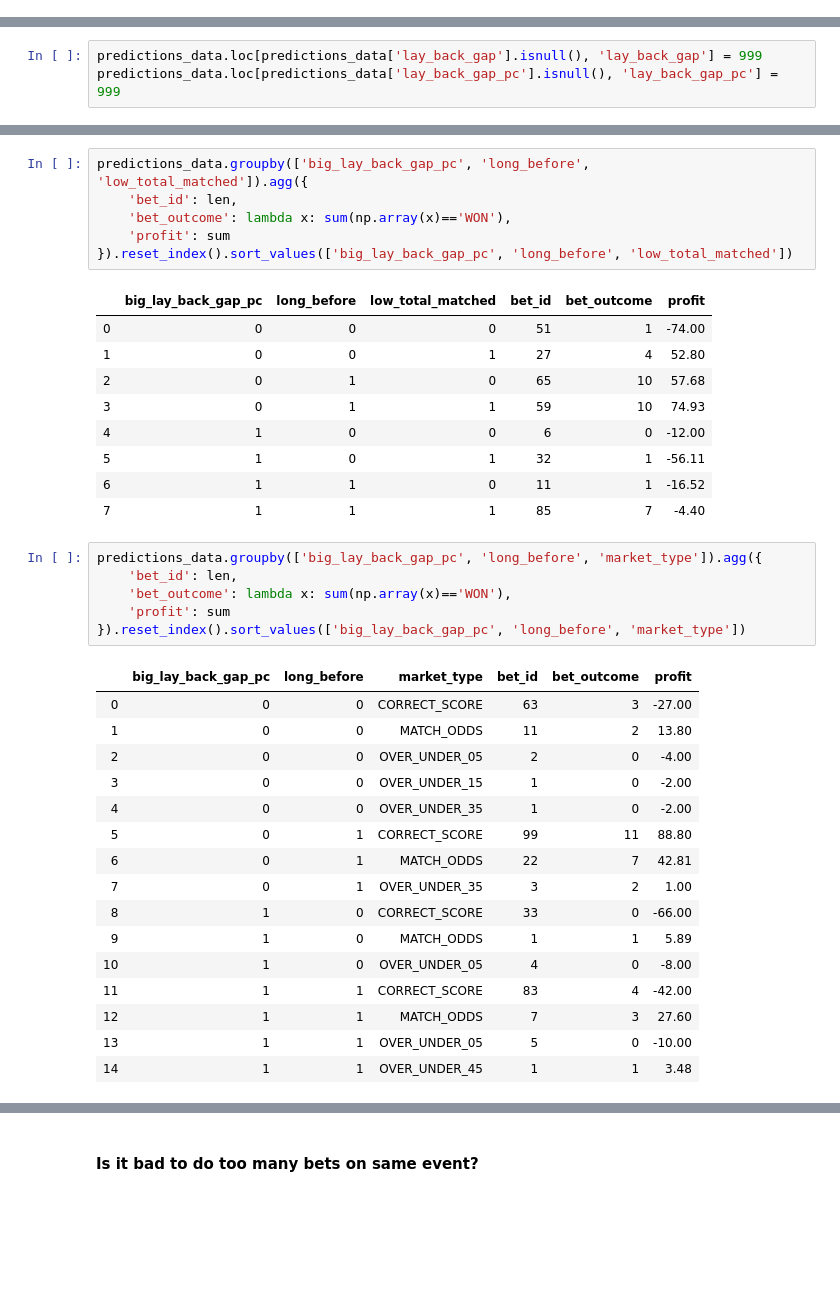
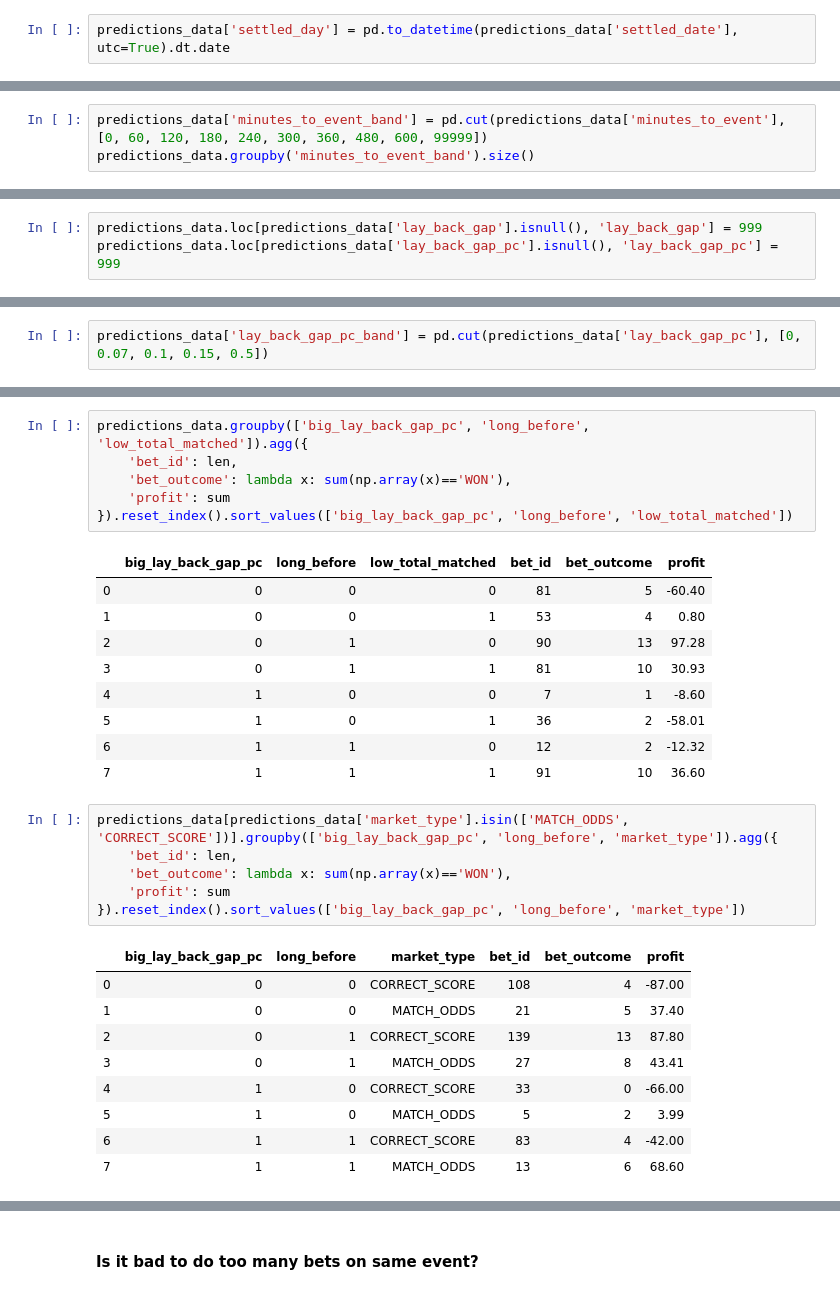
Before and after one commit to AngusMcKay/free_money, a Jupyter notebook: tote/Betfair football monitor.ipynb, the cells around one changed output, grey strips where cells are left out. Saved outputs shown, nothing was run; the diff lists cells and outputs as text; blank space fills up the shorter version.

```diff
--- a/tote/Betfair football monitor.ipynb
+++ b/tote/Betfair football monitor.ipynb
@@ -355,0 +386,2 @@ predictions_data.groupby('bookie_odds_band').agg({
+# %%
+predictions_data['settled_day'] = pd.to_datetime(predictions_data['settled_date'], utc=True).dt.date
@@ -513,2 +576,5 @@ min         0.716667
 max      1311.116667
 Name: minutes_to_event, dtype: float64
+# %%
+predictions_data['minutes_to_event_band'] = pd.cut(predictions_data['minutes_to_event'], [0, 60, 120, 180, 240, 300, 360, 480, 600, 99999])
+predictions_data.groupby('minutes_to_event_band').size()
@@ -550,2 +642,4 @@ min        0.016949
 max      999.000000
 Name: lay_back_gap_pc, dtype: float64
+# %%
+predictions_data['lay_back_gap_pc_band'] = pd.cut(predictions_data['lay_back_gap_pc'], [0, 0.07, 0.1, 0.15, 0.5])
@@ -597,34 +716,27 @@ predictions_data.groupby(['big_lay_back_gap_pc', 'long_before', 'low_total_match
 }).reset_index().sort_values(['big_lay_back_gap_pc', 'long_before', 'low_total_matched'])
 # %% [output]
 |  | big_lay_back_gap_pc | long_before | low_total_matched | bet_id | bet_outcome | profit |
-| 0 | 0 | 0 | 0 | 51 | 1 | -74.00 |
-| 1 | 0 | 0 | 1 | 27 | 4 | 52.80 |
-| 2 | 0 | 1 | 0 | 65 | 10 | 57.68 |
-| 3 | 0 | 1 | 1 | 59 | 10 | 74.93 |
-| 4 | 1 | 0 | 0 | 6 | 0 | -12.00 |
-| 5 | 1 | 0 | 1 | 32 | 1 | -56.11 |
-| 6 | 1 | 1 | 0 | 11 | 1 | -16.52 |
-| 7 | 1 | 1 | 1 | 85 | 7 | -4.40 |
+| 0 | 0 | 0 | 0 | 81 | 5 | -60.40 |
+| 1 | 0 | 0 | 1 | 53 | 4 | 0.80 |
+| 2 | 0 | 1 | 0 | 90 | 13 | 97.28 |
+| 3 | 0 | 1 | 1 | 81 | 10 | 30.93 |
+| 4 | 1 | 0 | 0 | 7 | 1 | -8.60 |
+| 5 | 1 | 0 | 1 | 36 | 2 | -58.01 |
+| 6 | 1 | 1 | 0 | 12 | 2 | -12.32 |
+| 7 | 1 | 1 | 1 | 91 | 10 | 36.60 |
 # %%
-predictions_data.groupby(['big_lay_back_gap_pc', 'long_before', 'market_type']).agg({
+predictions_data[predictions_data['market_type'].isin(['MATCH_ODDS', 'CORRECT_SCORE'])].groupby(['big_lay_back_gap_pc', 'long_before', 'market_type']).agg({
     'bet_id': len,
     'bet_outcome': lambda x: sum(np.array(x)=='WON'),
     'profit': sum
 }).reset_index().sort_values(['big_lay_back_gap_pc', 'long_before', 'market_type'])
 # %% [output]
 |  | big_lay_back_gap_pc | long_before | market_type | bet_id | bet_outcome | profit |
-| 0 | 0 | 0 | CORRECT_SCORE | 63 | 3 | -27.00 |
-| 1 | 0 | 0 | MATCH_ODDS | 11 | 2 | 13.80 |
-| 2 | 0 | 0 | OVER_UNDER_05 | 2 | 0 | -4.00 |
-| 3 | 0 | 0 | OVER_UNDER_15 | 1 | 0 | -2.00 |
-| 4 | 0 | 0 | OVER_UNDER_35 | 1 | 0 | -2.00 |
-| 5 | 0 | 1 | CORRECT_SCORE | 99 | 11 | 88.80 |
-| 6 | 0 | 1 | MATCH_ODDS | 22 | 7 | 42.81 |
-| 7 | 0 | 1 | OVER_UNDER_35 | 3 | 2 | 1.00 |
-| 8 | 1 | 0 | CORRECT_SCORE | 33 | 0 | -66.00 |
-| 9 | 1 | 0 | MATCH_ODDS | 1 | 1 | 5.89 |
-| 10 | 1 | 0 | OVER_UNDER_05 | 4 | 0 | -8.00 |
-| 11 | 1 | 1 | CORRECT_SCORE | 83 | 4 | -42.00 |
-| 12 | 1 | 1 | MATCH_ODDS | 7 | 3 | 27.60 |
-| 13 | 1 | 1 | OVER_UNDER_05 | 5 | 0 | -10.00 |
-| 14 | 1 | 1 | OVER_UNDER_45 | 1 | 1 | 3.48 |
+| 0 | 0 | 0 | CORRECT_SCORE | 108 | 4 | -87.00 |
+| 1 | 0 | 0 | MATCH_ODDS | 21 | 5 | 37.40 |
+| 2 | 0 | 1 | CORRECT_SCORE | 139 | 13 | 87.80 |
+| 3 | 0 | 1 | MATCH_ODDS | 27 | 8 | 43.41 |
+| 4 | 1 | 0 | CORRECT_SCORE | 33 | 0 | -66.00 |
+| 5 | 1 | 0 | MATCH_ODDS | 5 | 2 | 3.99 |
+| 6 | 1 | 1 | CORRECT_SCORE | 83 | 4 | -42.00 |
+| 7 | 1 | 1 | MATCH_ODDS | 13 | 6 | 68.60 |
```
Also changed, not shown: parts of 68 cells of this notebook, 2 other files.
